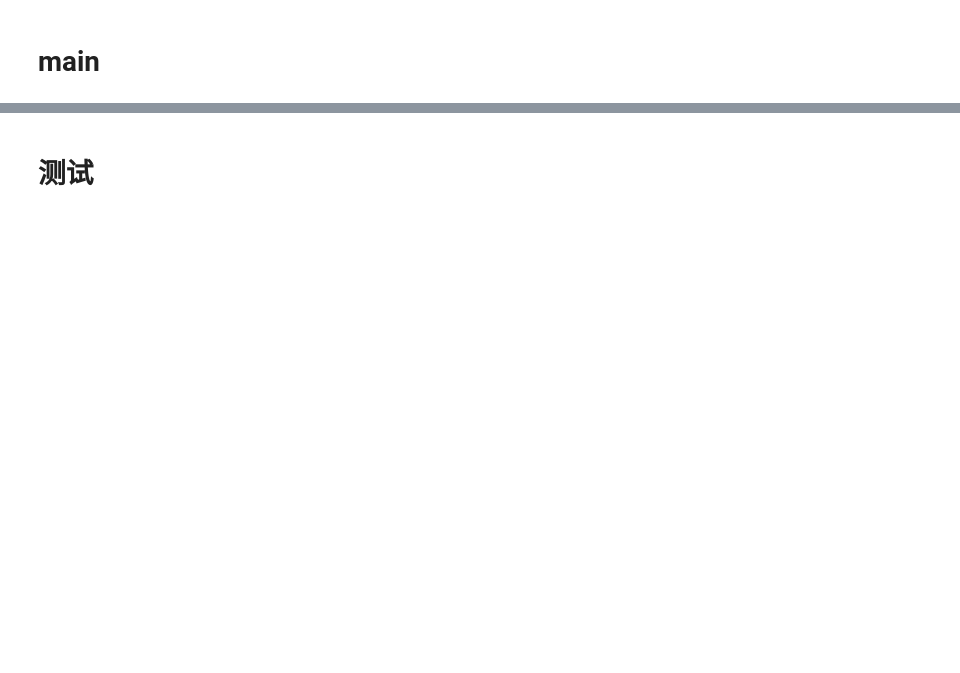
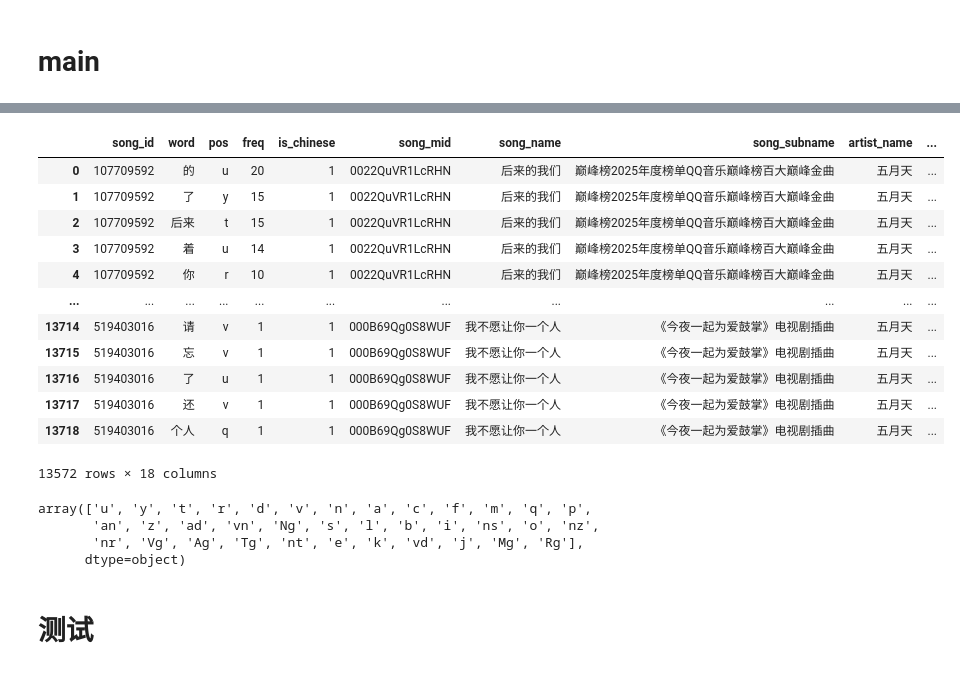
Before and after one commit to Kofi-W/net_charts, a Jupyter notebook: songs/word_pos_extra.ipynb, the cells around one changed output, grey strips where cells are left out. Cells and saved outputs as stored; diff of their text form; code cells hidden in the pictures; blank space fills up the shorter version.

```diff
--- a/songs/word_pos_extra.ipynb
+++ b/songs/word_pos_extra.ipynb
@@ -211 +276,18 @@ df_merged
+# %%
+df_merged_chn = df_merged[df_merged['is_chinese'] == 1]
+df_merged_chn
+# %% [output]
+|  | song_id | word | pos | freq | is_chinese | song_mid | song_name | song_subname | artist_name | ... |
+| 0 | 107709592 | 的 | u | 20 | 1 | 0022QuVR1LcRHN | 后来的我们 | 巅峰榜2025年度榜单QQ音乐巅峰榜百大巅峰金曲 | 五月天 | ... |
+| 1 | 107709592 | 了 | y | 15 | 1 | 0022QuVR1LcRHN | 后来的我们 | 巅峰榜2025年度榜单QQ音乐巅峰榜百大巅峰金曲 | 五月天 | ... |
+| 2 | 107709592 | 后来 | t | 15 | 1 | 0022QuVR1LcRHN | 后来的我们 | 巅峰榜2025年度榜单QQ音乐巅峰榜百大巅峰金曲 | 五月天 | ... |
+| 3 | 107709592 | 着 | u | 14 | 1 | 0022QuVR1LcRHN | 后来的我们 | 巅峰榜2025年度榜单QQ音乐巅峰榜百大巅峰金曲 | 五月天 | ... |
+| 4 | 107709592 | 你 | r | 10 | 1 | 0022QuVR1LcRHN | 后来的我们 | 巅峰榜2025年度榜单QQ音乐巅峰榜百大巅峰金曲 | 五月天 | ... |
+| ... | ... | ... | ... | ... | ... | ... | ... | ... | ... | ... |
+| 13714 | 519403016 | 请 | v | 1 | 1 | 000B69Qg0S8WUF | 我不愿让你一个人 | 《今夜一起为爱鼓掌》电视剧插曲 | 五月天 | ... |
+| 13715 | 519403016 | 忘 | v | 1 | 1 | 000B69Qg0S8WUF | 我不愿让你一个人 | 《今夜一起为爱鼓掌》电视剧插曲 | 五月天 | ... |
+| 13716 | 519403016 | 了 | u | 1 | 1 | 000B69Qg0S8WUF | 我不愿让你一个人 | 《今夜一起为爱鼓掌》电视剧插曲 | 五月天 | ... |
+| 13717 | 519403016 | 还 | v | 1 | 1 | 000B69Qg0S8WUF | 我不愿让你一个人 | 《今夜一起为爱鼓掌》电视剧插曲 | 五月天 | ... |
+| 13718 | 519403016 | 个人 | q | 1 | 1 | 000B69Qg0S8WUF | 我不愿让你一个人 | 《今夜一起为爱鼓掌》电视剧插曲 | 五月天 | ... |
+13572 rows × 18 columns
 # %%
@@ -213,2 +295,9 @@ df_merged.to_csv(file_path_prefix + "cleared_words_data.csv", index=False)
-# %% [markdown]
-# 测试
+# %%
+df_merged_chn['pos'].unique()
+# %% [output]
+array(['u', 'y', 't', 'r', 'd', 'v', 'n', 'a', 'c', 'f', 'm', 'q', 'p',
+       'an', 'z', 'ad', 'vn', 'Ng', 's', 'l', 'b', 'i', 'ns', 'o', 'nz',
+       'nr', 'Vg', 'Ag', 'Tg', 'nt', 'e', 'k', 'vd', 'j', 'Mg', 'Rg'],
+      dtype=object)
+# %% [markdown]
+# 测试
```
Also changed, not shown: parts of 12 cells of this notebook, 34 other files.
